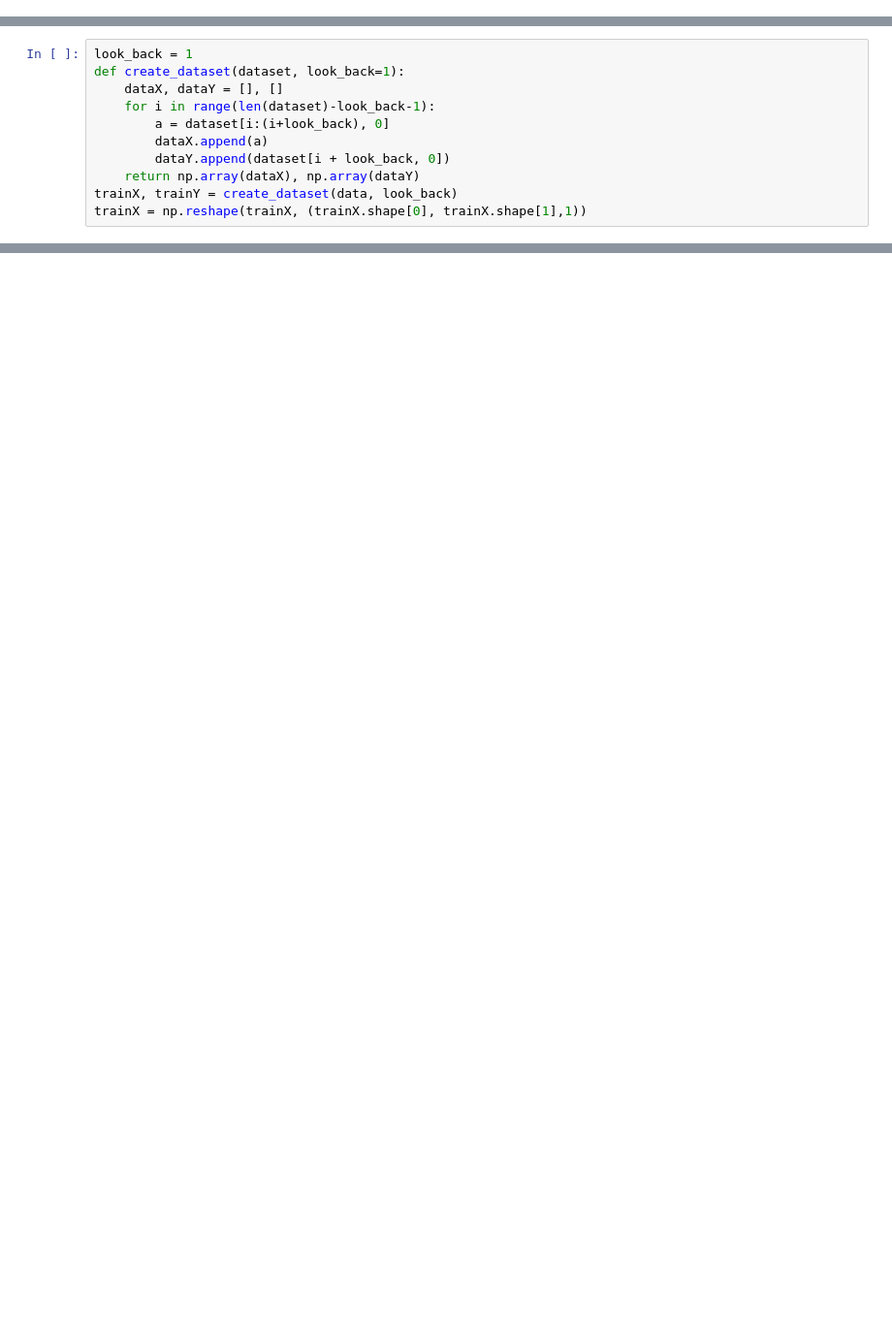
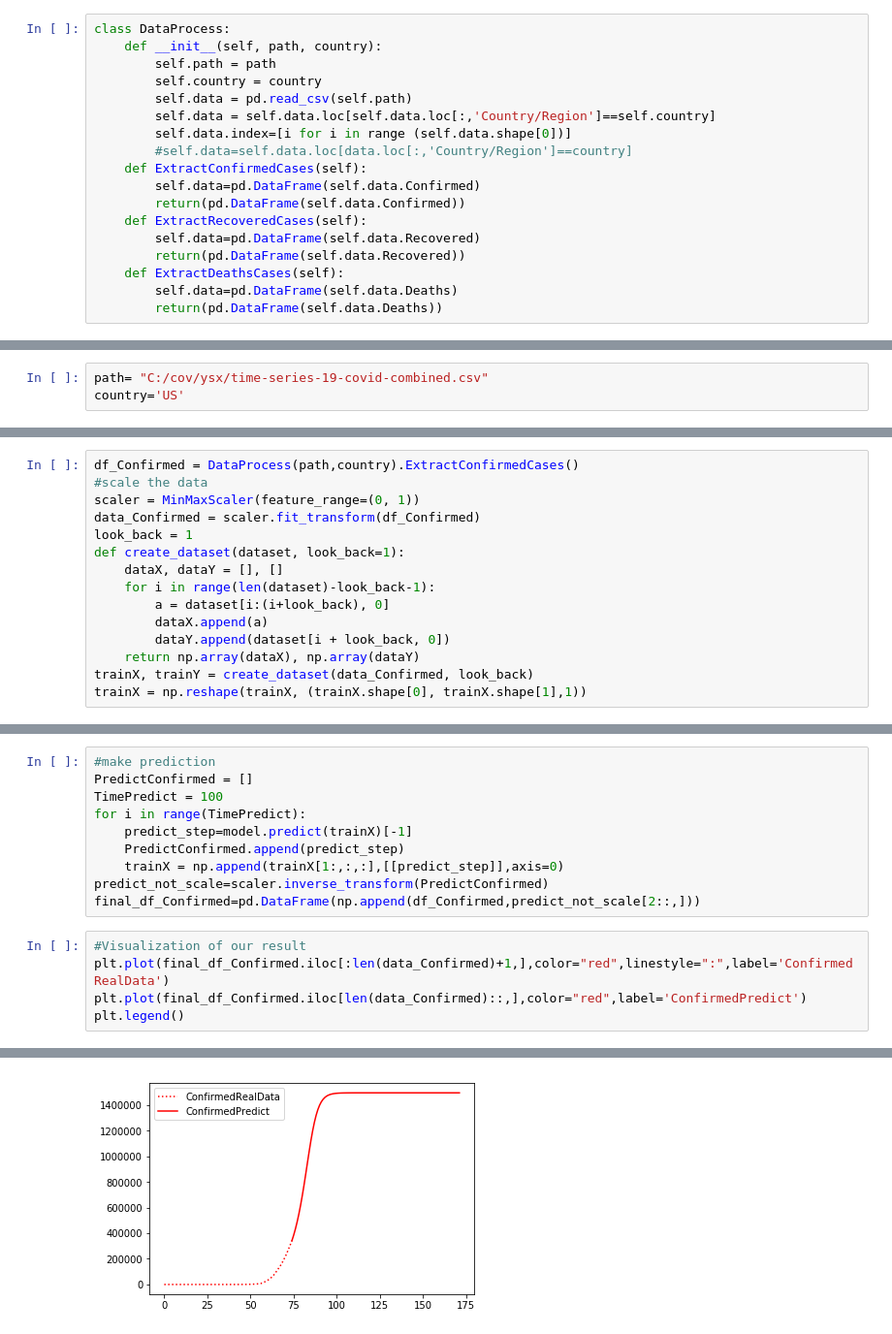
Before and after one commit to yangshunxin1215/covid-19_prediction, a Jupyter notebook: LSTM.ipynb, the cells around one changed output, grey strips where cells are left out. Shown at 97% size. Cells and saved outputs as stored; diff of their text form; blank space fills up the shorter version.

```diff
--- a/LSTM.ipynb
+++ b/LSTM.ipynb
@@ -27,0 +17,18 @@ data = scaler.fit_transform(df)
+# %%
+class DataProcess:
+    def __init__(self, path, country):
+        self.path = path
+        self.country = country
+        self.data = pd.read_csv(self.path)
+        self.data = self.data.loc[self.data.loc[:,'Country/Region']==self.country]
+        self.data.index=[i for i in range (self.data.shape[0])]
+        #self.data=self.data.loc[data.loc[:,'Country/Region']==country]
+    def ExtractConfirmedCases(self):
+        self.data=pd.DataFrame(self.data.Confirmed)
+        return(pd.DataFrame(self.data.Confirmed))
+    def ExtractRecoveredCases(self):
+        self.data=pd.DataFrame(self.data.Recovered)
+        return(pd.DataFrame(self.data.Recovered))
+    def ExtractDeathsCases(self):
+        self.data=pd.DataFrame(self.data.Deaths)
+        return(pd.DataFrame(self.data.Deaths))
@@ -27,0 +43,3 @@ data = scaler.fit_transform(df)
+# %%
+path= "C:/cov/ysx/time-series-19-covid-combined.csv"
+country='US'
@@ -28,4 +48,8 @@ data = scaler.fit_transform(df)
 # %%
+df_Confirmed = DataProcess(path,country).ExtractConfirmedCases()
+#scale the data
+scaler = MinMaxScaler(feature_range=(0, 1))
+data_Confirmed = scaler.fit_transform(df_Confirmed)
 look_back = 1
 def create_dataset(dataset, look_back=1):
 	dataX, dataY = [], []
@@ -34,5 +58,5 @@ def create_dataset(dataset, look_back=1):
 		dataX.append(a)
 		dataY.append(dataset[i + look_back, 0])
 	return np.array(dataX), np.array(dataY)
-trainX, trainY = create_dataset(data, look_back)
+trainX, trainY = create_dataset(data_Confirmed, look_back)
 trainX = np.reshape(trainX, (trainX.shape[0], trainX.shape[1],1))
@@ -69,0 +88,16 @@ Epoch 10/10
+# %%
+#make prediction
+PredictConfirmed = []
+TimePredict = 100
+for i in range(TimePredict):
+    predict_step=model.predict(trainX)[-1]
+    PredictConfirmed.append(predict_step)
+    trainX = np.append(trainX[1:,:,:],[[predict_step]],axis=0)
+predict_not_scale=scaler.inverse_transform(PredictConfirmed)
+final_df_Confirmed=pd.DataFrame(np.append(df_Confirmed,predict_not_scale[2::,]))
+# %%
+#Visualization of our result
+plt.plot(final_df_Confirmed.iloc[:len(data_Confirmed)+1,],color="red",linestyle=":",label='ConfirmedRealData')
+plt.plot(final_df_Confirmed.iloc[len(data_Confirmed)::,],color="red",label='ConfirmedPredict')
+plt.legend()
+# %% [output]
@@ -69,0 +105 @@ Epoch 10/10
+[figure, added]
```
Also changed, not shown: parts of 17 cells of this notebook, 1 other file.
